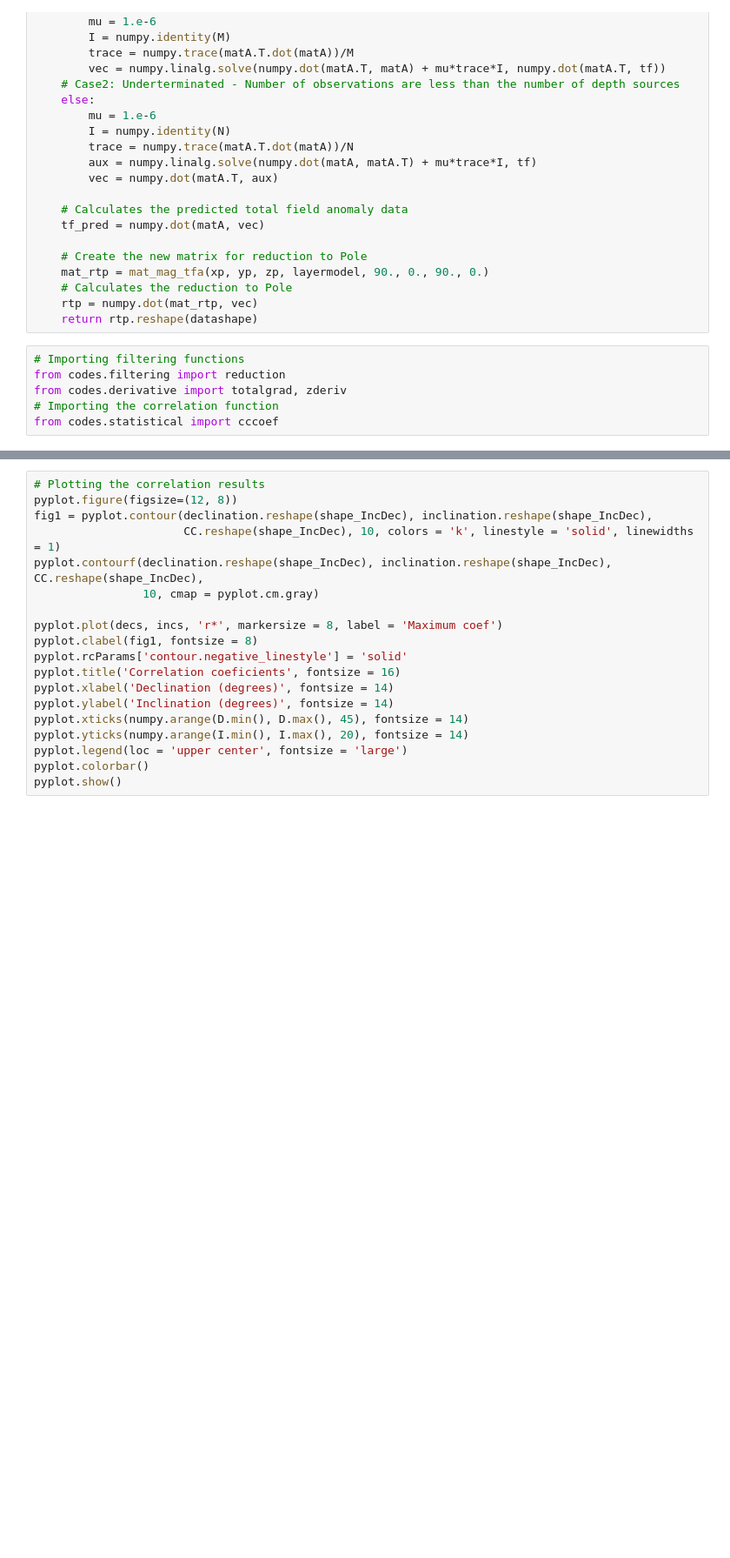
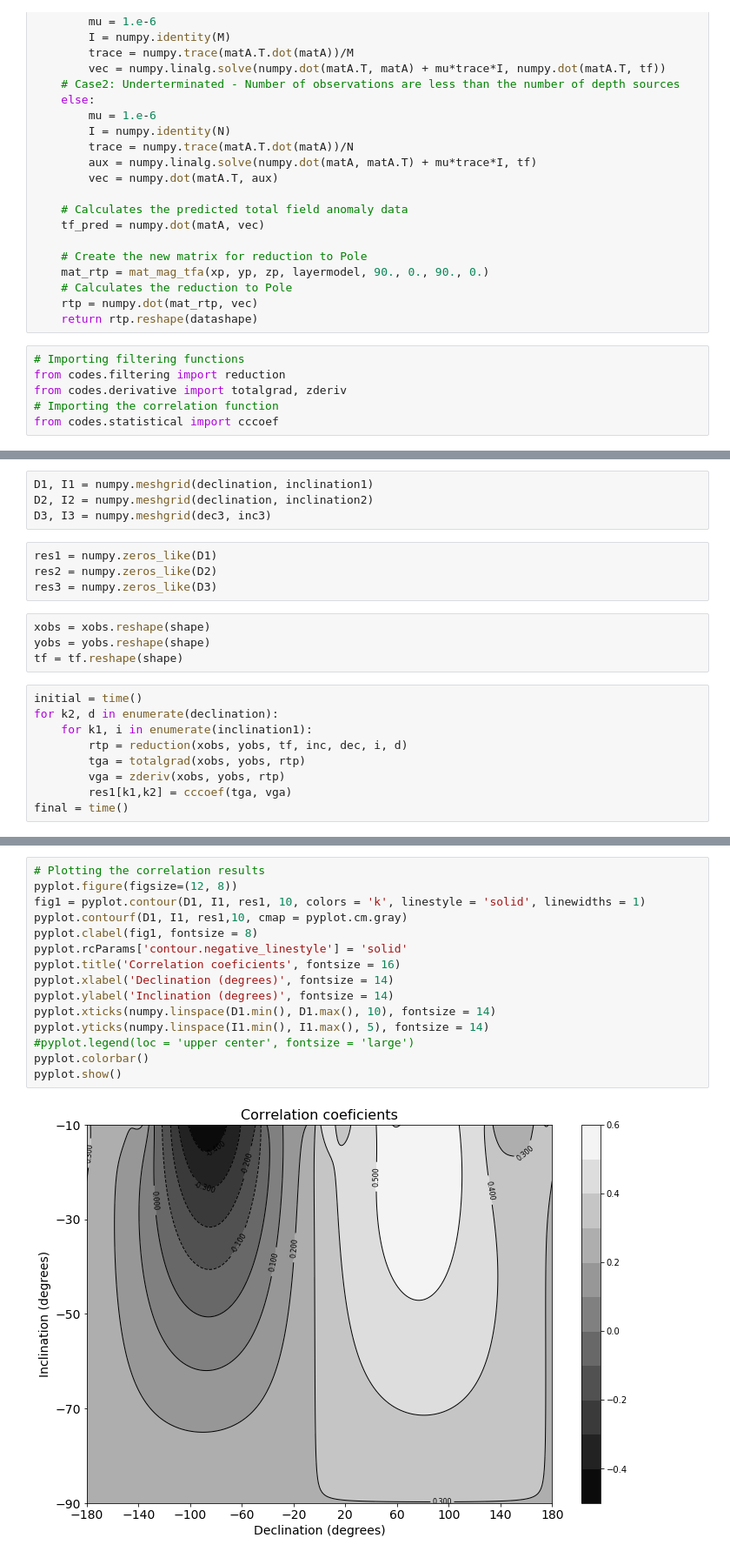
Before and after one commit to nelsondelimar/master, a Jupyter notebook: correlation_eqlayer.ipynb, the cells around one changed output, grey strips where cells are left out. Shown at 87% size. Cells and saved outputs as stored; diff of their text form; blank space fills up the shorter version.

```diff
--- a/correlation_eqlayer.ipynb
+++ b/correlation_eqlayer.ipynb
@@ -197,0 +147,21 @@ print 'time in seconds = ', ttf - ti
+# %%
+D1, I1 = numpy.meshgrid(declination, inclination1)
+D2, I2 = numpy.meshgrid(declination, inclination2)
+D3, I3 = numpy.meshgrid(dec3, inc3)
+# %%
+res1 = numpy.zeros_like(D1)
+res2 = numpy.zeros_like(D2)
+res3 = numpy.zeros_like(D3)
+# %%
+xobs = xobs.reshape(shape)
+yobs = yobs.reshape(shape)
+tf = tf.reshape(shape)
+# %%
+initial = time()
+for k2, d in enumerate(declination):
+    for k1, i in enumerate(inclination1):
+        rtp = reduction(xobs, yobs, tf, inc, dec, i, d)
+        tga = totalgrad(xobs, yobs, rtp)
+        vga = zderiv(xobs, yobs, rtp)
+        res1[k1,k2] = cccoef(tga, vga)
+final = time()
@@ -198,19 +309,17 @@ print 'time in seconds = ', ttf - ti
 # %%
 # Plotting the correlation results
 pyplot.figure(figsize=(12, 8))
-fig1 = pyplot.contour(declination.reshape(shape_IncDec), inclination.reshape(shape_IncDec),
-                      CC.reshape(shape_IncDec), 10, colors = 'k', linestyle = 'solid', linewidths = 1)
-pyplot.contourf(declination.reshape(shape_IncDec), inclination.reshape(shape_IncDec), CC.reshape(shape_IncDec),
-                10, cmap = pyplot.cm.gray)
-
-pyplot.plot(decs, incs, 'r*', markersize = 8, label = 'Maximum coef')
+fig1 = pyplot.contour(D1, I1, res1, 10, colors = 'k', linestyle = 'solid', linewidths = 1)
+pyplot.contourf(D1, I1, res1,10, cmap = pyplot.cm.gray)
 pyplot.clabel(fig1, fontsize = 8)
 pyplot.rcParams['contour.negative_linestyle'] = 'solid'
 pyplot.title('Correlation coeficients', fontsize = 16)
 pyplot.xlabel('Declination (degrees)', fontsize = 14)
 pyplot.ylabel('Inclination (degrees)', fontsize = 14)
-pyplot.xticks(numpy.arange(D.min(), D.max(), 45), fontsize = 14)
-pyplot.yticks(numpy.arange(I.min(), I.max(), 20), fontsize = 14)
-pyplot.legend(loc = 'upper center', fontsize = 'large')
+pyplot.xticks(numpy.linspace(D1.min(), D1.max(), 10), fontsize = 14)
+pyplot.yticks(numpy.linspace(I1.min(), I1.max(), 5), fontsize = 14)
+#pyplot.legend(loc = 'upper center', fontsize = 'large')
 pyplot.colorbar()
 pyplot.show()
+# %% [output]
+[figure, added]
```
Also changed, not shown: parts of 21 cells of this notebook.
